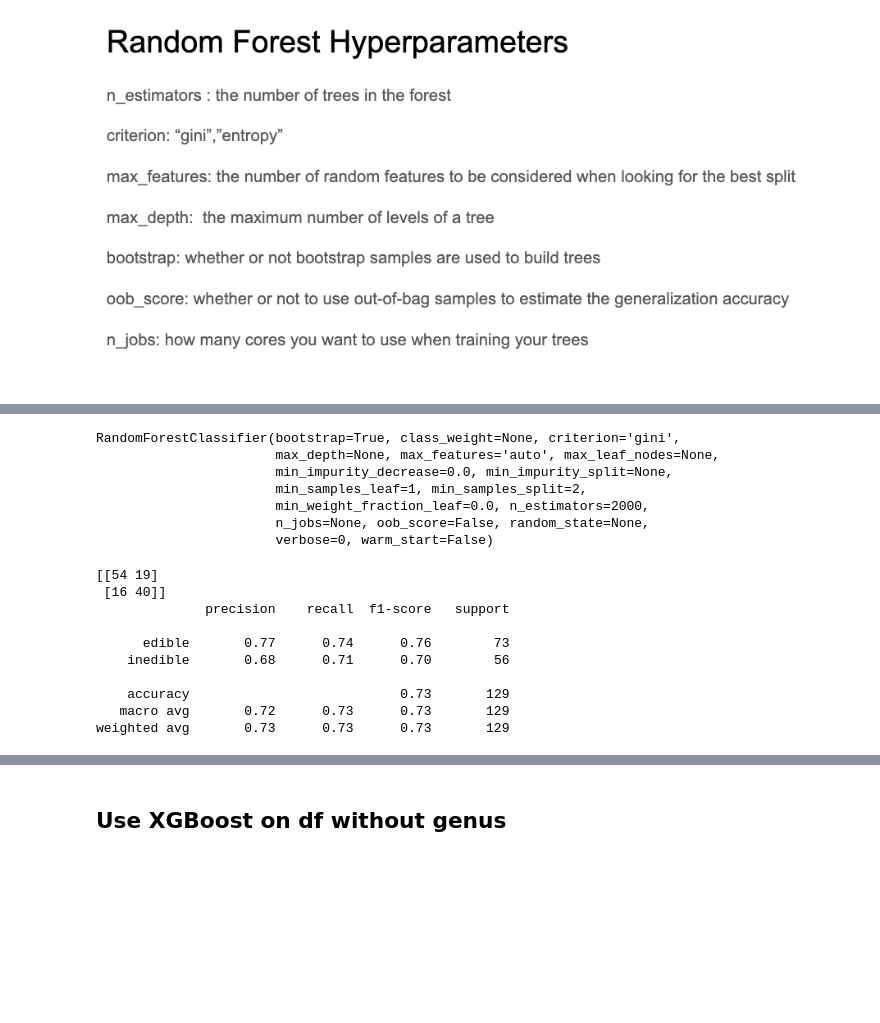
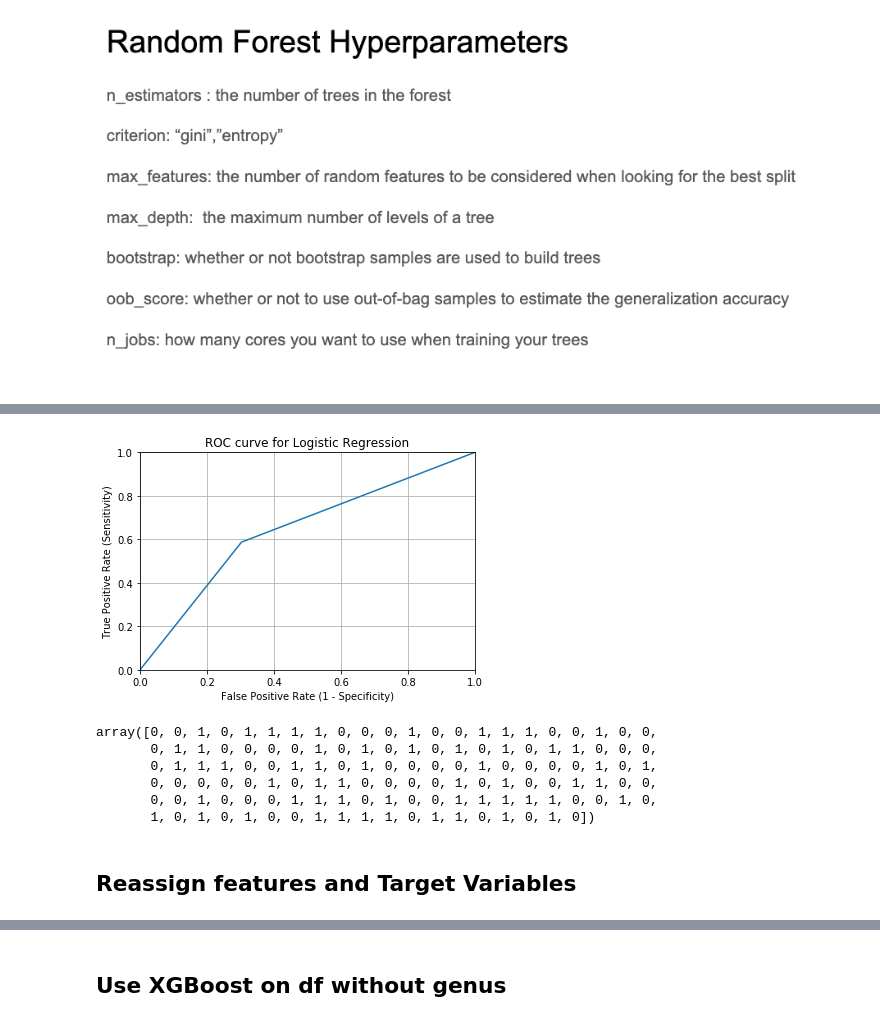
Before and after one commit to gseemann/mushroom, a Jupyter notebook: EDA.ipynb, the cells around one changed output, grey strips where cells are left out. Drawn from its saved outputs; the diff is of its cells as text; code cells hidden in the pictures; blank space fills up the shorter version.

Commit message:
worked on logistic reg and ROC

```diff
--- a/EDA.ipynb
+++ b/EDA.ipynb
@@ -644,0 +637,7 @@ forest.score(data_test, y_test)
+# %%
+data = pd.get_dummies(df.drop(columns=['name', 'howEdible', 'genus']))
+y = df['howEdible']
+y=y.map({'edible': 1, 'inedible': 0})
+#break up data for testing and training
+X_train, X_test, y_train, y_test = train_test_split(data, y,test_size=.2)
+data.head()
@@ -645,3 +721,25 @@ forest.score(data_test, y_test)
+# %%
+fpr, tpr, thresholds = metrics.roc_curve(y_test, y_pred_class)
+plt.plot(fpr, tpr)
+plt.xlim([0.0, 1.0])
+plt.ylim([0.0, 1.0])
+plt.title('ROC curve for Logistic Regression')
+plt.xlabel('False Positive Rate (1 - Specificity)')
+plt.ylabel('True Positive Rate (Sensitivity)')
+plt.grid(True)
+# %% [output]
+[figure, added]
+# %%
+y_pred_class
+# %% [output]
+array([0, 0, 1, 0, 1, 1, 1, 1, 0, 0, 0, 1, 0, 0, 1, 1, 1, 0, 0, 1, 0, 0,
+       0, 1, 1, 0, 0, 0, 0, 1, 0, 1, 0, 1, 0, 1, 0, 1, 0, 1, 1, 0, 0, 0,
+       0, 1, 1, 1, 0, 0, 1, 1, 0, 1, 0, 0, 0, 0, 1, 0, 0, 0, 0, 1, 0, 1,
+       0, 0, 0, 0, 0, 1, 0, 1, 1, 0, 0, 0, 0, 1, 0, 1, 0, 0, 1, 1, 0, 0,
+       0, 0, 1, 0, 0, 0, 1, 1, 1, 0, 1, 0, 0, 1, 1, 1, 1, 1, 0, 0, 1, 0,
+       1, 0, 1, 0, 1, 0, 0, 1, 1, 1, 1, 0, 1, 1, 0, 1, 0, 1, 0])
+# %% [markdown]
+## Reassign features and Target Variables
 # %%
 data = pd.get_dummies(df.drop(columns=['name', 'howEdible', 'genus']))
 y = df['howEdible']
@@ -656,33 +754,3 @@ data.head()
 | 3 | 1 | 0 | 0 | 0 | 0 | ... |
 | 4 | 1 | 0 | 0 | 0 | 0 | ... |
 5 rows × 55 columns
-# %%
-# Instantiate and fit a RandomForestClassifier
-forest = RandomForestClassifier(n_estimators=2000)
-forest.fit(data_train, y_train)
-# %% [output]
-RandomForestClassifier(bootstrap=True, class_weight=None, criterion='gini',
-                       max_depth=None, max_features='auto', max_leaf_nodes=None,
-                       min_impurity_decrease=0.0, min_impurity_split=None,
-                       min_samples_leaf=1, min_samples_split=2,
-                       min_weight_fraction_leaf=0.0, n_estimators=2000,
-                       n_jobs=None, oob_score=False, random_state=None,
-                       verbose=0, warm_start=False)
-# %%
-# Test set predictions
-pred_rf = forest.predict(data_test)
-
-# Confusion matrix and classification report
-print(confusion_matrix(y_test, pred_rf))
-print(classification_report(y_test, pred_rf))
-# %% [output]
-[[54 19]
- [16 40]]
-              precision    recall  f1-score   support
-
-      edible       0.77      0.74      0.76        73
-    inedible       0.68      0.71      0.70        56
-
-    accuracy                           0.73       129
-   macro avg       0.72      0.73      0.73       129
-weighted avg       0.73      0.73      0.73       129
```
Also changed, not shown: parts of 62 cells of this notebook.
